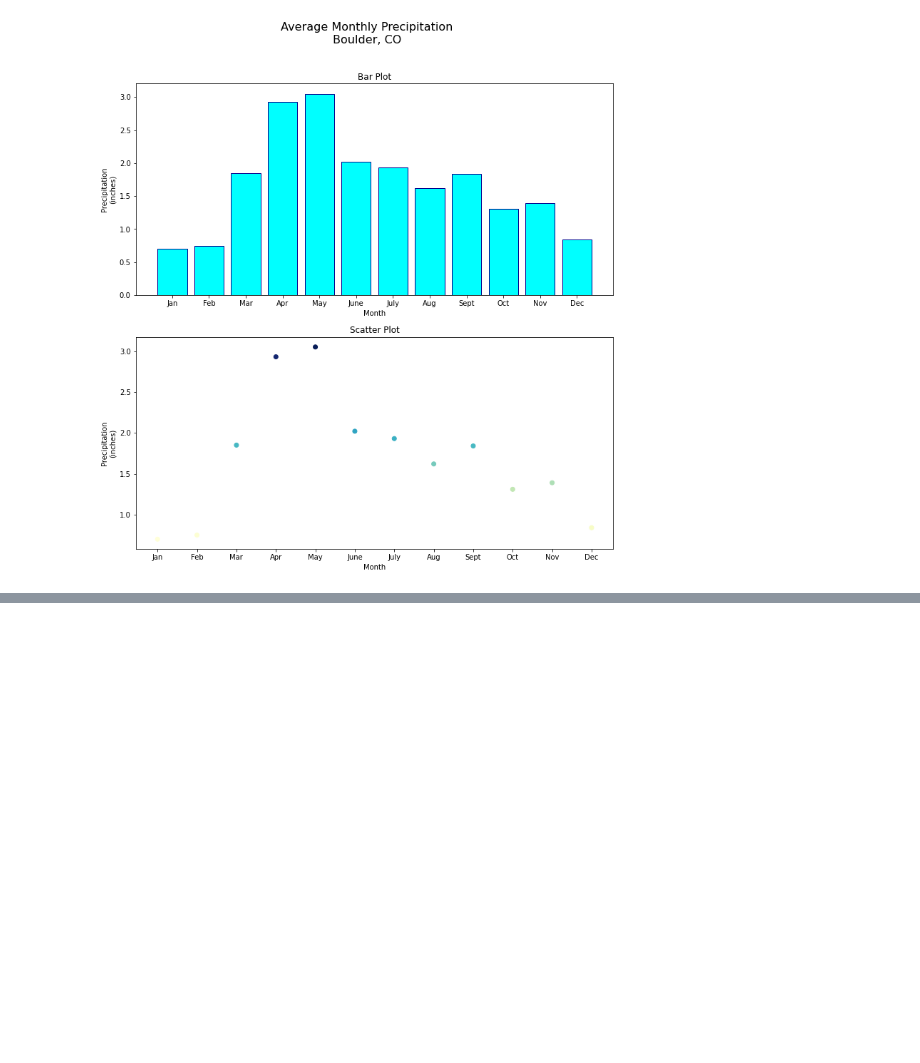
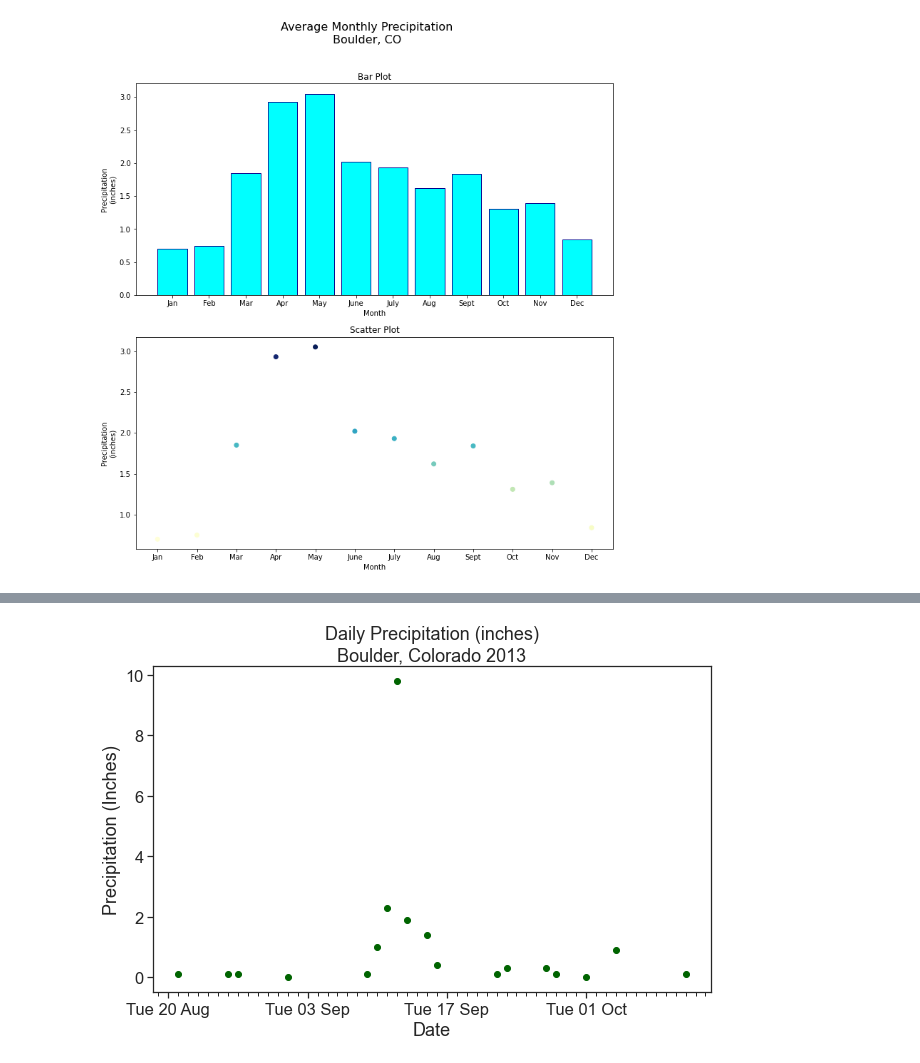
Before and after one commit to JudithAment/earth-analytics-bootcamp, a Jupyter notebook: plotting-textbook/chapter-01.ipynb, the cells around one changed output, grey strips where cells are left out. Saved outputs shown, nothing was run; the diff lists cells and outputs as text; code cells hidden in the pictures; blank space fills up the shorter version.

```diff
--- a/plotting-textbook/chapter-01.ipynb
+++ b/plotting-textbook/chapter-01.ipynb
@@ -94,0 +133,18 @@ Extracted output to /Users/judith/earth-analytics/data/colorado-flood/.
+# %%
+# Plot the data
+fig, ax = plt.subplots(figsize = (10,6))
+ax.scatter(precip_boulder_AugOct.index.values,
+           precip_boulder_AugOct['DAILY_PRECIP'].values,
+           color = 'darkgreen')
+ax.set(xlabel = "Date",
+       ylabel = "Precipitation (Inches)",
+       title = "Daily Precipitation (inches)\nBoulder, Colorado 2013")
+
+# Define the date format
+date_form = DateFormatter("%a %d %b")
+ax.xaxis.set_major_formatter(date_form)
+ax.xaxis.set_major_locator(mdates.WeekdayLocator(interval=2))
+
+ax.xaxis.set_minor_locator(mdates.DayLocator())
+# %% [output]
+[figure, added]
```
Also changed, not shown: parts of 4 cells of this notebook.
